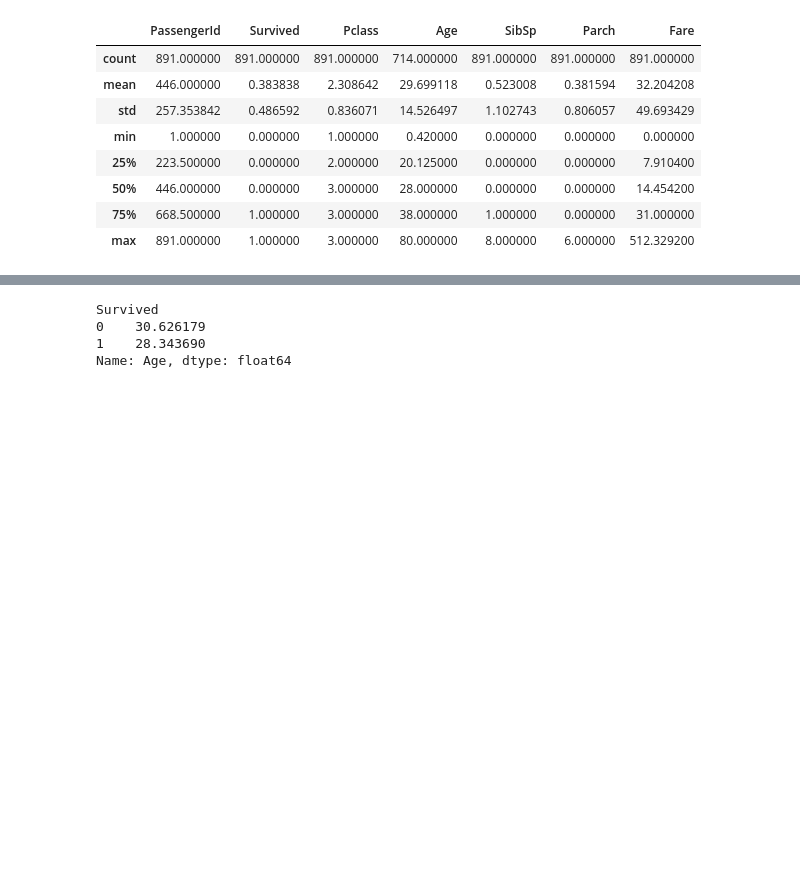
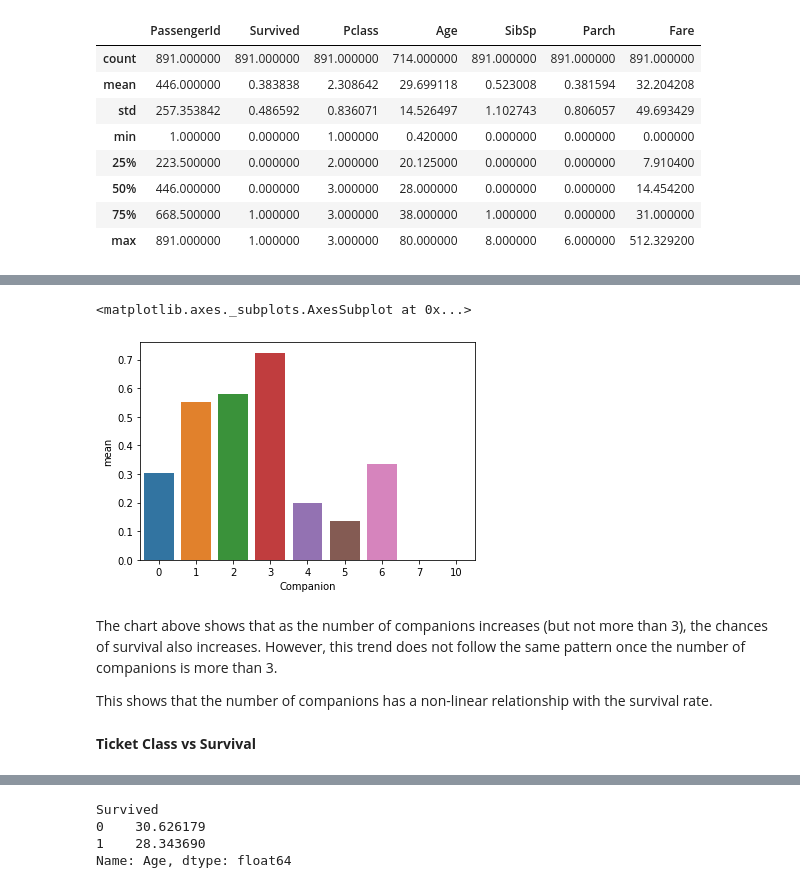
Before and after one commit to paton838/works, a Jupyter notebook: data-science/titanic/titanic_analysis.ipynb, the cells around one changed output, grey strips where cells are left out. Cells and saved outputs as stored; diff of their text form; code cells hidden in the pictures; blank space fills up the shorter version.

```diff
--- a/data-science/titanic/titanic_analysis.ipynb
+++ b/data-science/titanic/titanic_analysis.ipynb
@@ -116,0 +74,3 @@ g.map(plt.hist, 'Age', bins=20)
+# %%
+summ = df[['Companion', 'Survived']].groupby(['Companion'], as_index=False).agg(['mean', 'count'], as_index=False)
+summ
@@ -116,0 +100,11 @@ g.map(plt.hist, 'Age', bins=20)
+# %%
+sns.barplot(x=summ.index, y=summ['Survived']['mean'])
+# %% [output]
+<matplotlib.axes._subplots.AxesSubplot at 0x...>
+[figure, added]
+# %% [markdown]
+The chart above shows that as the number of companions increases (but not more than 3), the chances of survival also increases. However, this trend does not follow the same pattern once the number of companions is more than 3.
+
+This shows that the number of companions has a non-linear relationship with the survival rate.
+# %% [markdown]
+**Ticket Class vs Survival**
```
Also changed, not shown: parts of 60 cells of this notebook.
